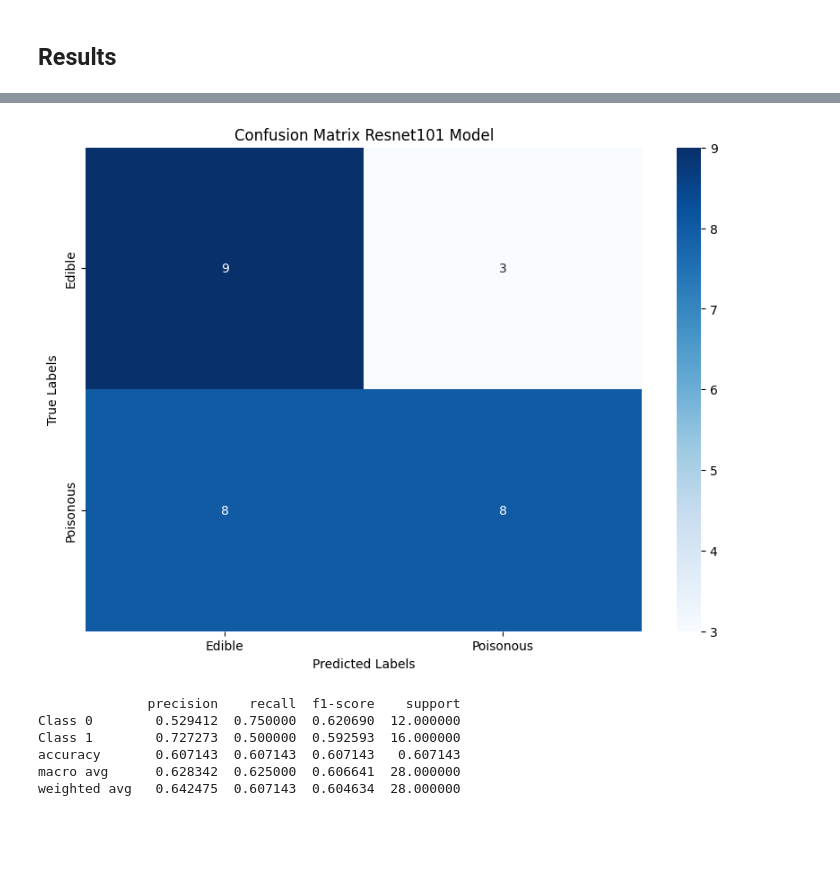
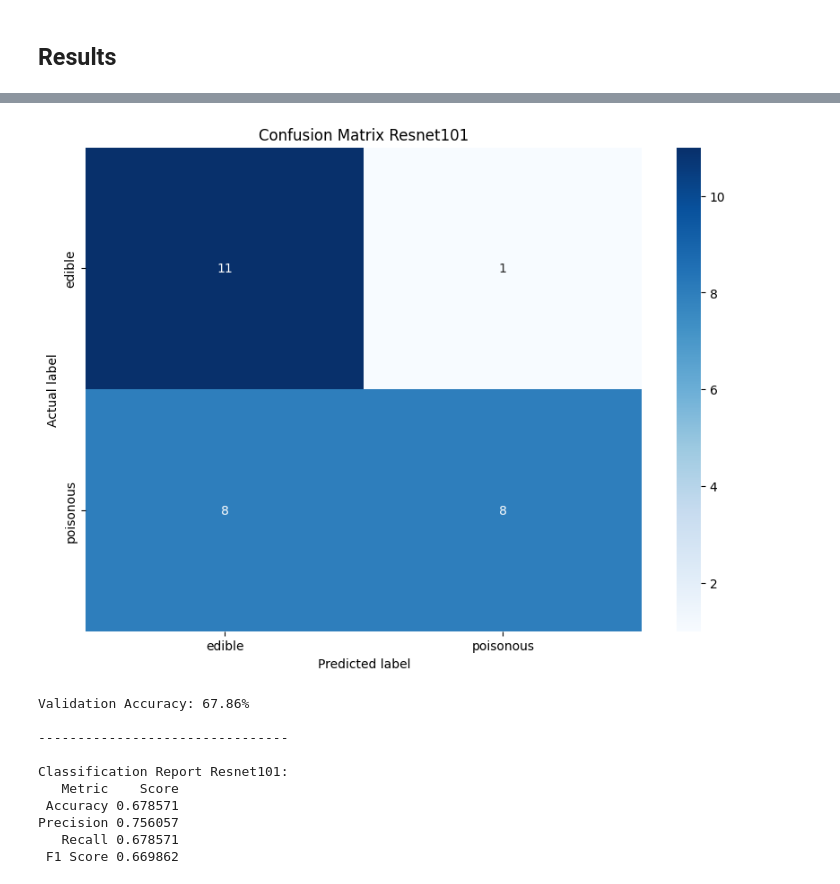
Before and after one commit to Akashdip-N/Critical-Analysis-of-Machine-Learning-and-Deep-Learning-Model-for-Mushroom-Classification, a Jupyter notebook: resnet101_mushroom.ipynb, the cells around one changed output, grey strips where cells are left out. Drawn from its saved outputs; the diff is of its cells as text; code cells hidden in the pictures; blank space fills up the shorter version.

Commit message:
Resnet101 Model Rerun

```diff
--- a/resnet101_mushroom.ipynb
+++ b/resnet101_mushroom.ipynb
@@ -260,23 +258,0 @@ plt.show()
-# %%
-cm = confusion_matrix(all_labels, all_preds)
-
-plt.figure(figsize=(10, 7))
-sns.heatmap(cm, annot=True, fmt='d', cmap='Blues', xticklabels=['Edible', 'Poisonous'], yticklabels=['Edible', 'Poisonous'])
-plt.title('Confusion Matrix Resnet101 Model')
-plt.xlabel('Predicted Labels')
-plt.ylabel('True Labels')
-plt.show()
-# %% [output]
-[figure, removed]
-# %%
-cr = classification_report(all_labels, all_preds, target_names=['Class 0', 'Class 1'], output_dict=True)
-df_cr = pd.DataFrame(cr).transpose()
-
-print(df_cr)
-# %% [output]
-              precision    recall  f1-score    support
-Class 0        0.529412  0.750000  0.620690  12.000000
-Class 1        0.727273  0.500000  0.592593  16.000000
-accuracy       0.607143  0.607143  0.607143   0.607143
-macro avg      0.628342  0.625000  0.606641  28.000000
-weighted avg   0.642475  0.607143  0.604634  28.000000
@@ -282,0 +316,14 @@ weighted avg   0.642475  0.607143  0.604634  28.000000
+# %%
+evaluate_model(model)
+# %% [output]
+[figure, added]
+Validation Accuracy: 67.86%
+
+--------------------------------
+
+Classification Report Resnet101:
+   Metric    Score
+ Accuracy 0.678571
+Precision 0.756057
+   Recall 0.678571
+ F1 Score 0.669862
```
Also changed, not shown: parts of 5 cells of this notebook.
